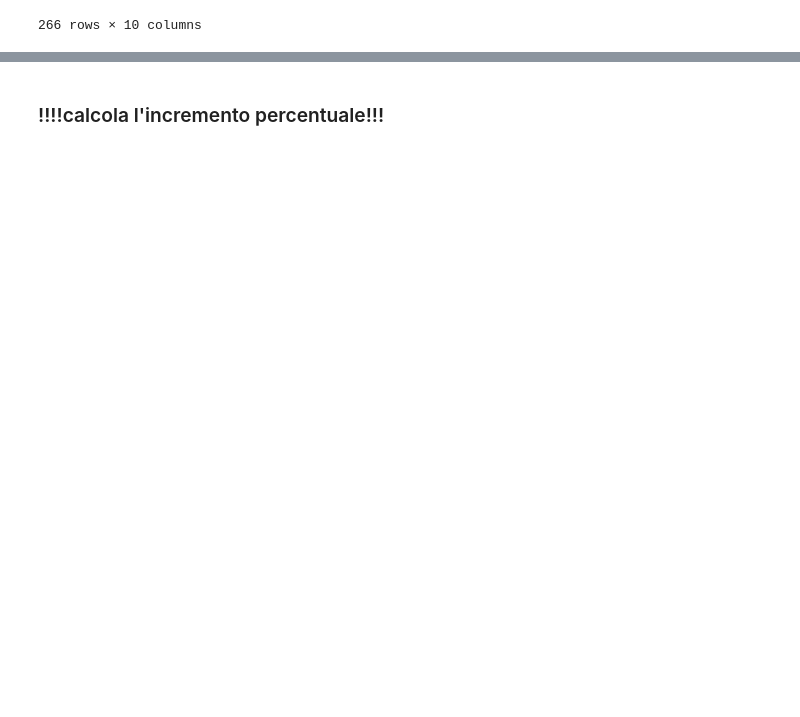
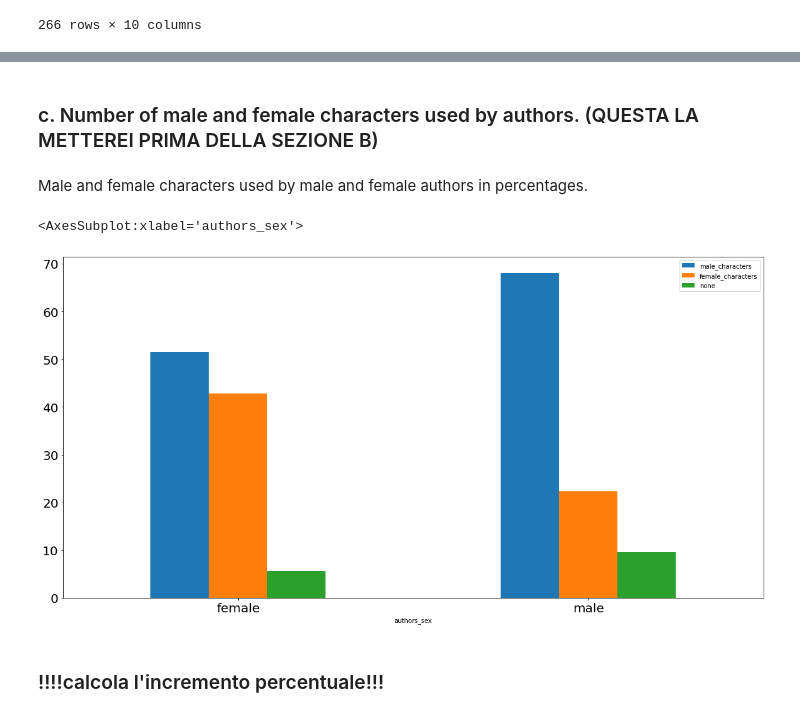
Before and after one commit to gobbykid/gobbykid-characters-extraction, a Jupyter notebook: characters_extraction_and_gender_recognition/analytics.ipynb, the cells around one changed output, grey strips where cells are left out. Cells and saved outputs as stored; diff of their text form; code cells hidden in the pictures; blank space fills up the shorter version.

```diff
--- a/characters_extraction_and_gender_recognition/analytics.ipynb
+++ b/characters_extraction_and_gender_recognition/analytics.ipynb
@@ -176,2 +235,12 @@ df_m_after_1880 = df_m.query("publication_year >= '1880'")
+# %% [markdown]
+### c. Number of male and female characters used by authors. (QUESTA LA METTEREI PRIMA DELLA SEZIONE B)
+# %% [markdown]
+Male and female characters used by male and female authors in percentages.
+# %%
+reduced_df = df[["authors_sex","male_characters", "female_characters", "none"]]
+reduced_df.groupby("authors_sex").sum().apply(lambda x: x*100/sum(x), axis=1).plot.bar(stacked=False, figsize=(20,10), fontsize=20, rot=0)
+# %% [output]
+<AxesSubplot:xlabel='authors_sex'>
+[figure, added]
 # %% [markdown]
 ### !!!!calcola l'incremento percentuale!!!
```
Also changed, not shown: parts of 47 cells of this notebook.
